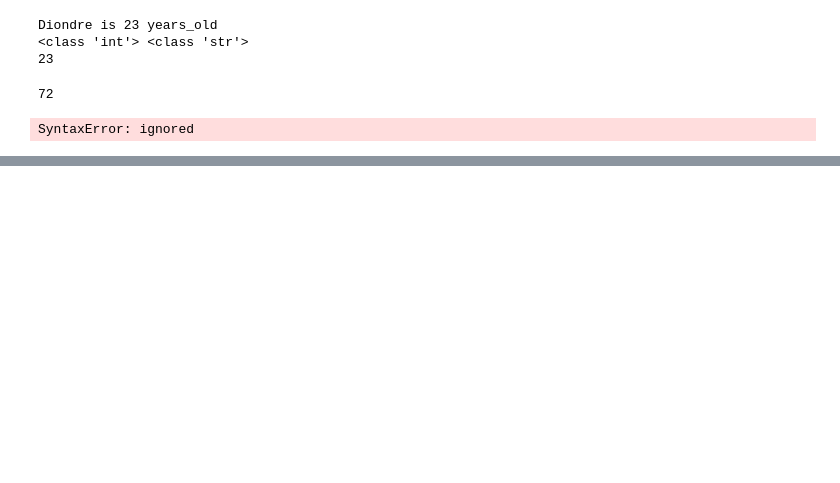
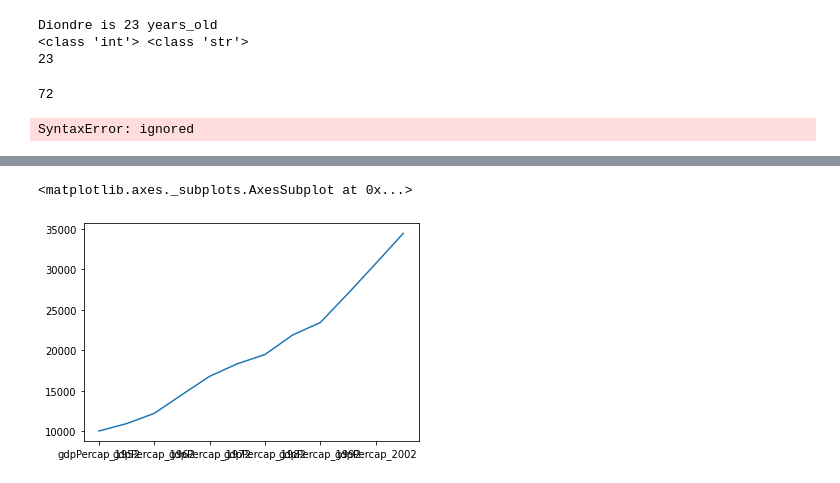
Before and after one commit to DiondreHicks/praccomp_2022, a Jupyter notebook: Praccomp_2022.ipynb, the cells around one changed output, grey strips where cells are left out. Saved outputs shown, nothing was run; the diff lists cells and outputs as text; code cells hidden in the pictures; blank space fills up the shorter version.

```diff
--- a/Praccomp_2022.ipynb
+++ b/Praccomp_2022.ipynb
@@ -36,0 +332,5 @@ SyntaxError: ignored
+# %%
+data.loc['Australia'].plot()
+# %% [output]
+<matplotlib.axes._subplots.AxesSubplot at 0x...>
+[figure, added]
```
Also changed, not shown: parts of 44 cells of this notebook.
